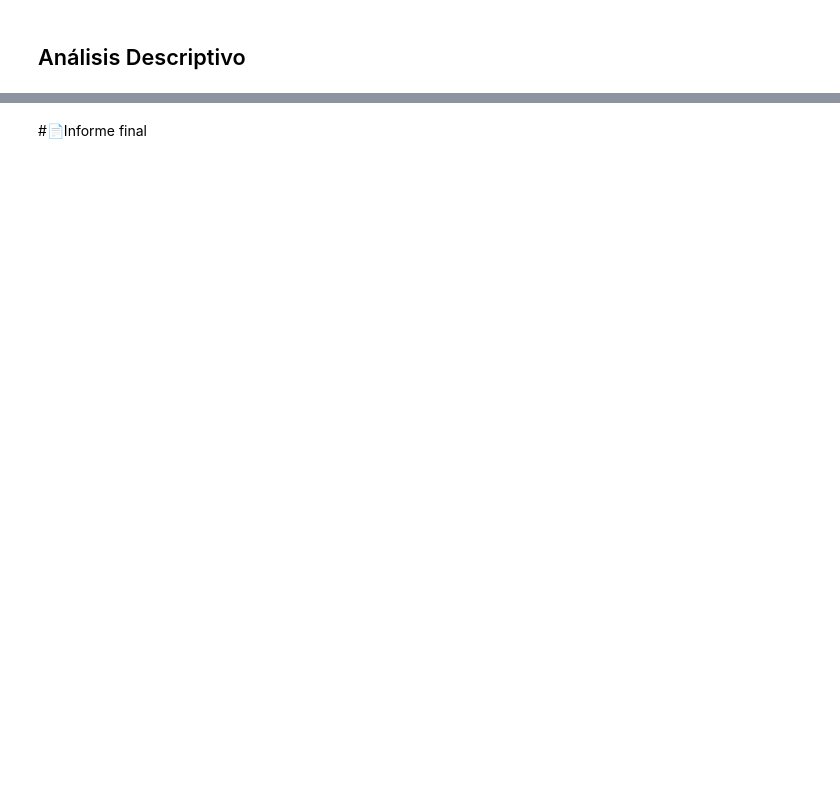
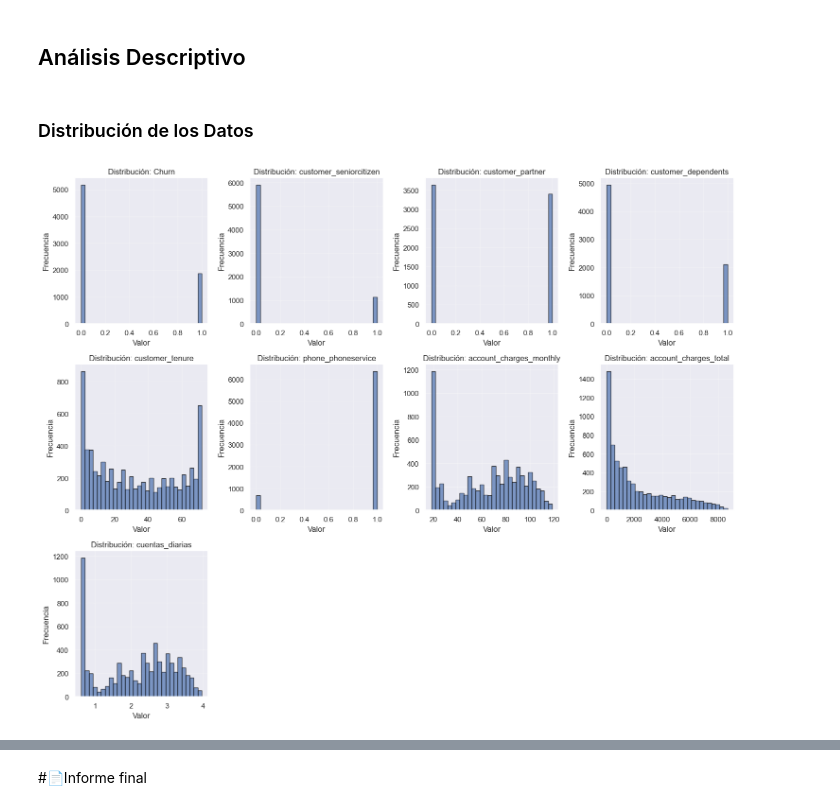
Before and after one commit to marianoInsa/ONE-TelecomX, a Jupyter notebook: Challenge-TelecomX.ipynb, the cells around one changed output, grey strips where cells are left out. Cells and saved outputs as stored; diff of their text form; code cells hidden in the pictures; blank space fills up the shorter version.

```diff
--- a/Challenge-TelecomX.ipynb
+++ b/Challenge-TelecomX.ipynb
@@ -676,3 +676,6 @@ def cargar_datos(format: str, cleaned_df: pd.DataFrame, path: str):
 cargar_datos("csv", transformed_df, "telecom_data_processed.csv")
 # %% [output]
 ✅ Datos guardados en telecom_data_processed.csv
+# %%
+df = pd.read_csv("telecom_data_processed.csv")
+df.info()
@@ -679,2 +700,35 @@ cargar_datos("csv", transformed_df, "telecom_data_processed.csv")
 # %% [markdown]
 ## Análisis Descriptivo
+# %% [markdown]
+### Distribución de los Datos
+# %%
+def visualizar_distribucion(df: pd.DataFrame) -> None:
+    """
+    Crea visualizaciones de la distribución de datos.
+    """
+    numeric_cols = df.select_dtypes(include=[np.number]).columns
+
+    # crear subplots
+    n_cols = min(4, len(numeric_cols))
+    n_rows = (len(numeric_cols) + n_cols - 1) // n_cols
+
+    fig, axes = plt.subplots(n_rows, n_cols, figsize=(15, 12))
+    axes = axes.flatten()
+
+    for idx, col in enumerate(numeric_cols):
+        axes[idx].hist(df[col], bins=30, edgecolor='black', alpha=0.7)
+        axes[idx].set_title(f'Distribución: {col}')
+        axes[idx].set_xlabel('Valor')
+        axes[idx].set_ylabel('Frecuencia')
+        axes[idx].grid(True, alpha=0.3)
+
+    # ocultar ejes no usados
+    for idx in range(len(numeric_cols), len(axes)):
+        axes[idx].set_visible(False)
+
+    plt.tight_layout()
+    plt.show()
+
+visualizar_distribucion(df)
+# %% [output]
+[figure, added]
```
Also changed, not shown: parts of 13 cells of this notebook.
